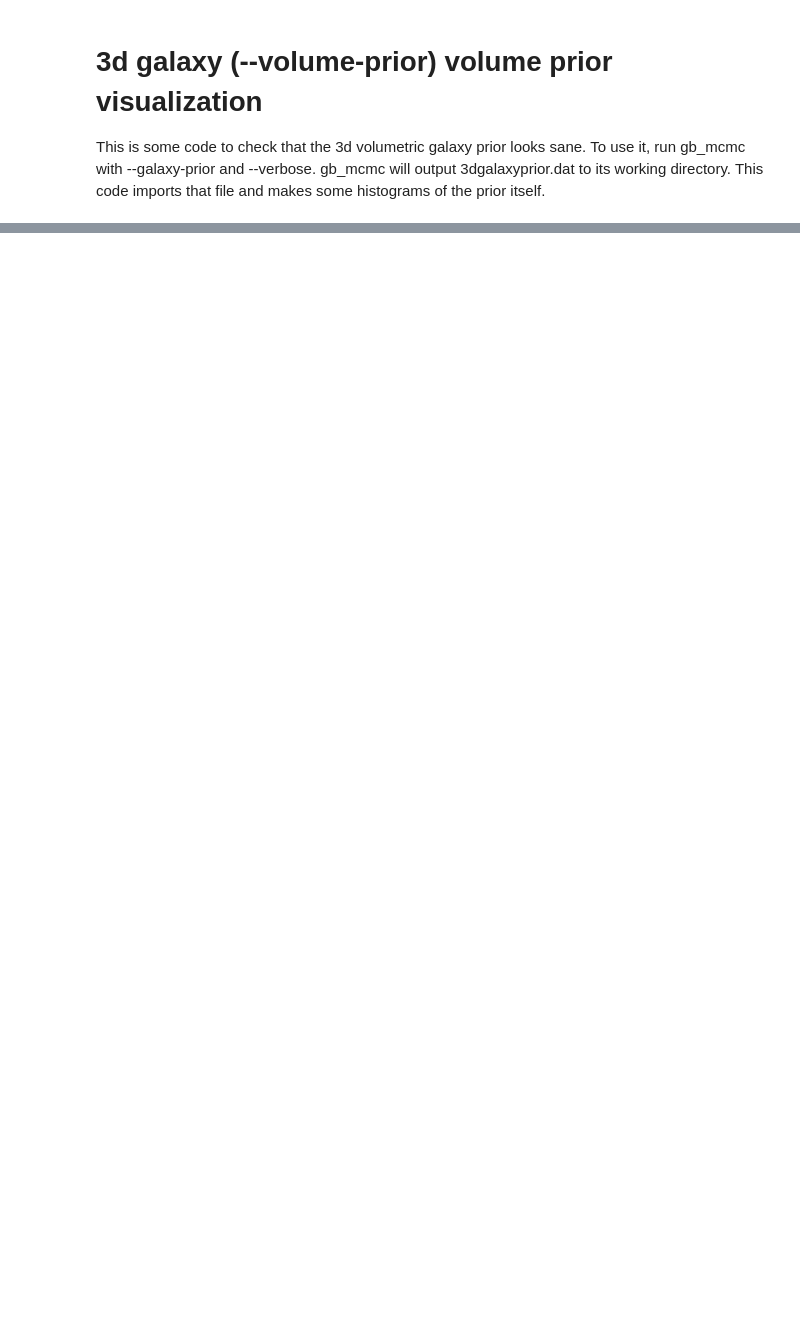
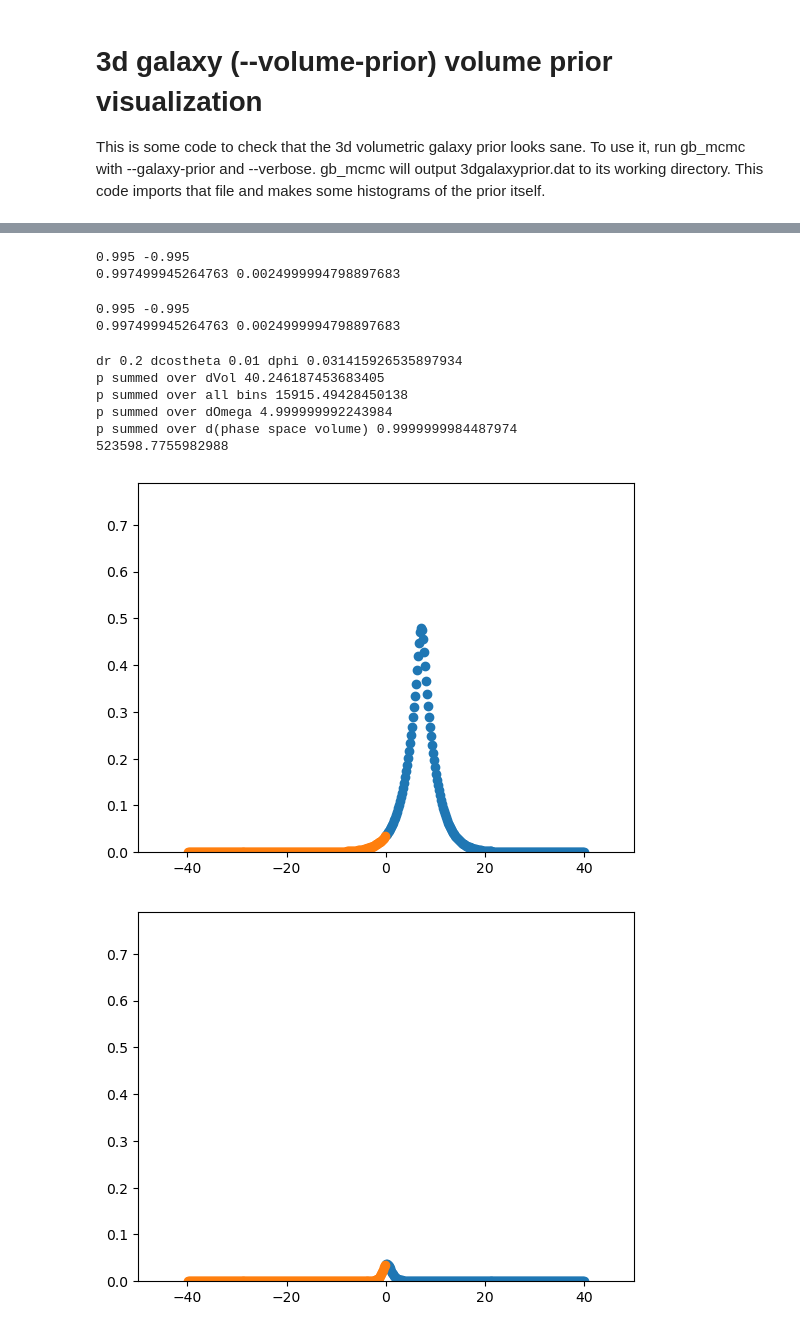
Before and after one commit to mtauraso/ldasoft, a Jupyter notebook: gbmcmc/scripts/volume_prior_visualization.ipynb, the cells around one changed output, grey strips where cells are left out. Saved outputs shown, nothing was run; the diff lists cells and outputs as text; code cells hidden in the pictures; blank space fills up the shorter version.

```diff
--- a/gbmcmc/scripts/volume_prior_visualization.ipynb
+++ b/gbmcmc/scripts/volume_prior_visualization.ipynb
@@ -39,0 +47,73 @@ galaxyslice(a,"y", -1, 1)
+# %%
+import numpy as np
+b = np.loadtxt("/home/mtauraso/src/ldasoft/rundir70/3dsphereprior.dat",
+               [('costheta', 'double'), ('phi', 'double'), ('r', 'double'), ('logp', 'double')])
+
+print(np.max(b['costheta']),np.min(b['costheta']))
+print(np.max(b['phi'])/(2*np.pi),np.min(b['phi'])/(2*np.pi))
+# %% [output]
+0.995 -0.995
+0.997499945264763 0.0024999994798897683
+# %%
+print(np.max(b['costheta']),np.min(b['costheta']))
+print(np.max(b['phi'])/(2*np.pi),np.min(b['phi'])/(2*np.pi))
+# %% [output]
+0.995 -0.995
+0.997499945264763 0.0024999994798897683
+# %%
+dr = 40.0/200
+dcostheta = 2./200
+dphi = 2*np.pi/200
+print(f"dr {dr} dcostheta {dcostheta} dphi {dphi}")
+print(f"p summed over dVol {np.sum(np.exp(b['logp'])*b['r']*b['r']*dr*dcostheta*dphi)}")
+print(f"p summed over all bins {np.sum(np.exp(b['logp']))}")
+print(f"p summed over dOmega {np.sum(np.exp(b['logp'])*dcostheta*dphi)}")
+print(f"p summed over d(phase space volume) {np.sum(np.exp(b['logp'])*dcostheta*dphi*dr)}")
+print((4/3)*np.pi*50**3)
+# %% [output]
+dr 0.2 dcostheta 0.01 dphi 0.031415926535897934
+p summed over dVol 40.246187453683405
+p summed over all bins 15915.49428450138
+p summed over dOmega 4.999999992243984
+p summed over d(phase space volume) 0.9999999984487974
+523598.7755982988
+# %%
+def mask_a(a, costheta, phi):
+    dcostheta = 2.0/200.0
+    dphi = (2*np.pi) / 200.0
+
+    costheta_max = costheta + dcostheta
+    costheta_min = costheta
+
+    phi_max = phi + dphi
+    phi_min = phi
+
+    mask_costheta = np.logical_or(np.greater(a['costheta'], costheta_max), np.less(a['costheta'], costheta_min))
+    mask_phi = np.logical_or(np.greater(a['phi'], phi_max), np.less(a['phi'], phi_min))
+
+    mask = np.logical_or(mask_costheta, mask_phi)
+
+    ar = np.ma.masked_array(a['r'], mask = mask).compressed()
+    ap = np.ma.masked_array(a['logp'], mask=mask).compressed()
+    return ar, ap
+
+def galaxyradial(a, costheta, phi):
+
+    max = np.exp(np.max(a['logp']))
+
+    ar1, ap1 = mask_a(a, costheta, phi)
+    ar2, ap2 = mask_a(a, costheta, (phi + np.pi)%(np.pi*2.0))
+
+    fig, ax = plt.subplots(1,1)
+
+    ax.scatter(ar1, np.exp(ap1))
+    ax.scatter(-ar2, np.exp(ap2))
+
+    ax.set_ylim(bottom = 0.0, top = max)
+    ax.set_xlim(left=-50, right=50)
+
+galaxyradial(b, 0.0, 3.0*np.pi/2.0)
+galaxyradial(b, 0.0, 3.0*np.pi/2.0 + np.pi/8.0+0.001)
+# %% [output]
+[figure, added]
+[figure, added]
```
Also changed, not shown: parts of 10 cells of this notebook, 7 other files.
